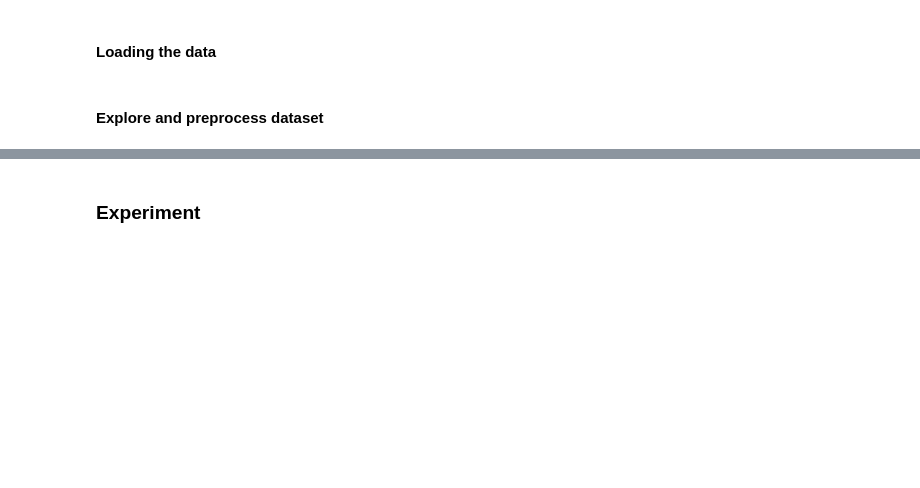
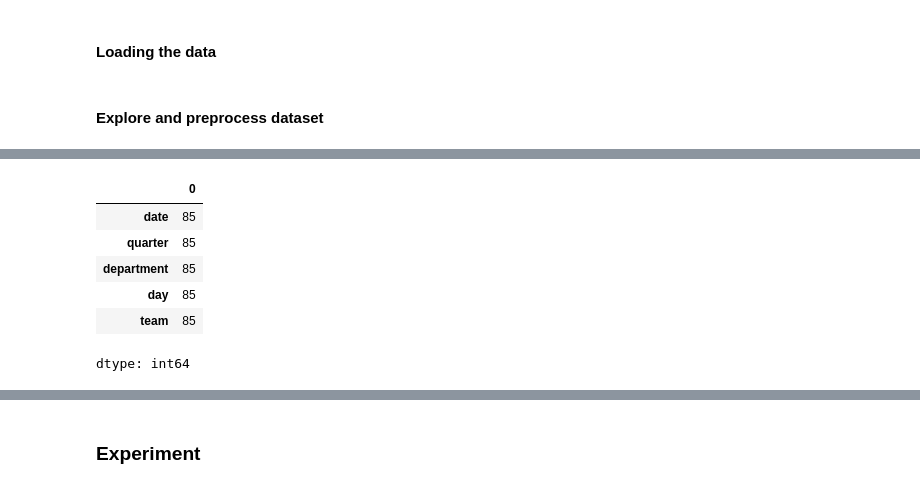
Before and after one commit to Shrutiba/iisc_cds, a Jupyter notebook: M1_AST_01_Probability_Basics_A.ipynb, the cells around one changed output, grey strips where cells are left out. Cells and saved outputs as stored; diff of their text form; code cells hidden in the pictures; blank space fills up the shorter version.

```diff
--- a/M1_AST_01_Probability_Basics_A.ipynb
+++ b/M1_AST_01_Probability_Basics_A.ipynb
@@ -282,6 +291,16 @@ df_day_team_quarter = df_day_team[df_day_team['quarter'].isin(['Quarter1', 'Quar
 
 # Reset the index and store dataset to 'df'
 df = df_day_team_quarter.reset_index(drop= True)
+# %%
+df.count()
+# %% [output]
+|  | 0 |
+| date | 85 |
+| quarter | 85 |
+| department | 85 |
+| day | 85 |
+| team | 85 |
+dtype: int64
 # %%
 # Check for unique values in department column
 # YOUR CODE HERE
```
Also changed, not shown: parts of 29 cells of this notebook.
